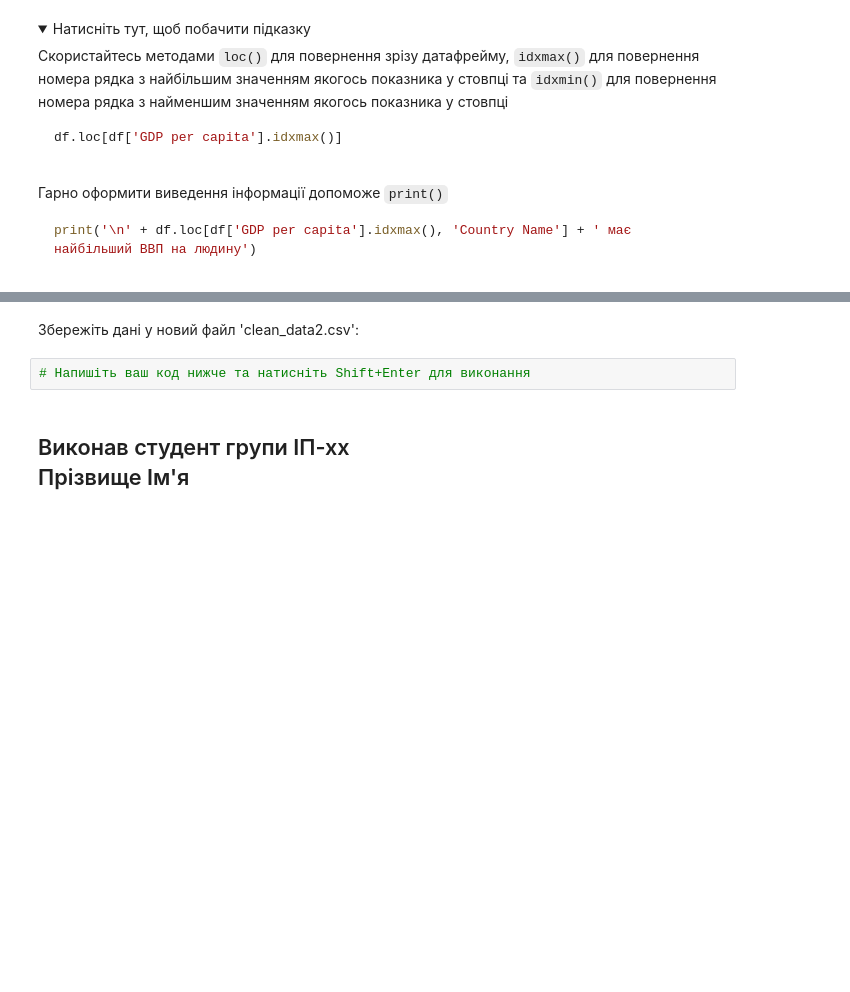
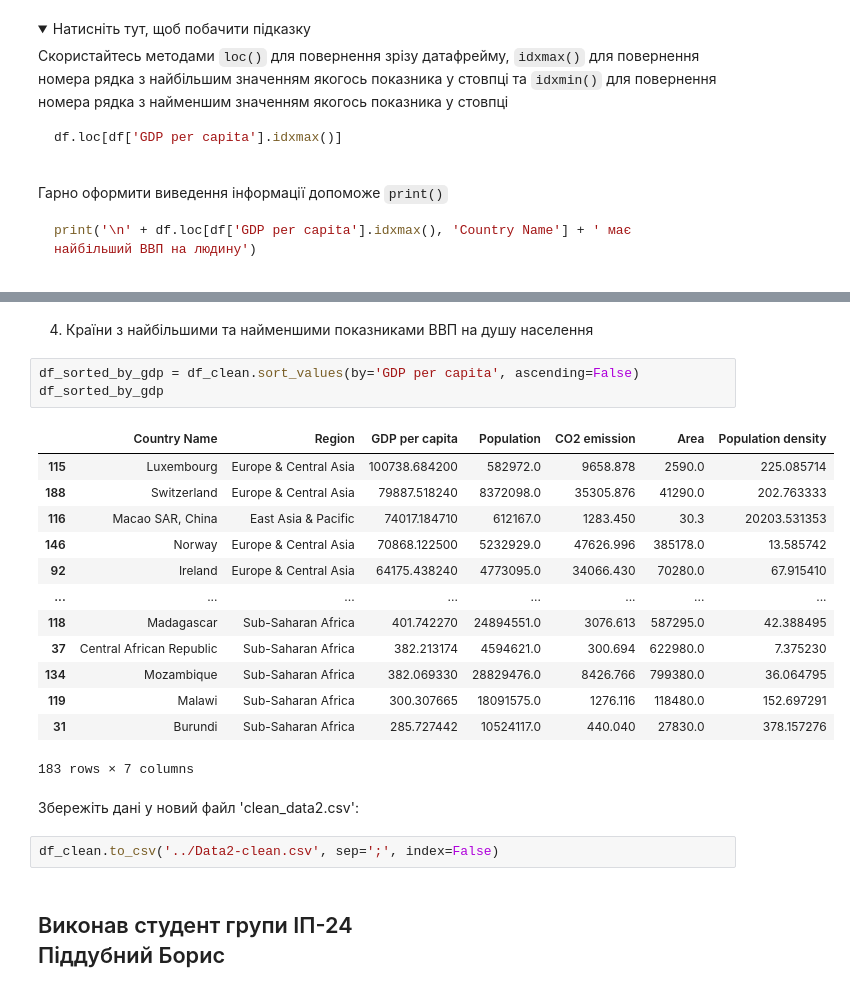
Before and after one commit to smoklien/kpi-machine-learning, a Jupyter notebook: python-1/src/main.ipynb, the cells around one changed output, grey strips where cells are left out. Saved outputs shown, nothing was run; the diff lists cells and outputs as text; folded sections open; blank space fills up the shorter version.

```diff
--- a/python-1/src/main.ipynb
+++ b/python-1/src/main.ipynb
@@ -253,6 +381,25 @@ print('\n' + df.loc[df['GDP per capita'].idxmax(), 'Country Name'] + ' має н
+# %% [markdown]
+4. Країни з найбільшими та найменшими показниками ВВП на душу населення
+# %%
+df_sorted_by_gdp = df_clean.sort_values(by='GDP per capita', ascending=False)
+df_sorted_by_gdp
+# %% [output]
+|  | Country Name | Region | GDP per capita | Population | CO2 emission | Area | Population density |
+| 115 | Luxembourg | Europe & Central Asia | 100738.684200 | 582972.0 | 9658.878 | 2590.0 | 225.085714 |
+| 188 | Switzerland | Europe & Central Asia | 79887.518240 | 8372098.0 | 35305.876 | 41290.0 | 202.763333 |
+| 116 | Macao SAR, China | East Asia & Pacific | 74017.184710 | 612167.0 | 1283.450 | 30.3 | 20203.531353 |
+| 146 | Norway | Europe & Central Asia | 70868.122500 | 5232929.0 | 47626.996 | 385178.0 | 13.585742 |
+| 92 | Ireland | Europe & Central Asia | 64175.438240 | 4773095.0 | 34066.430 | 70280.0 | 67.915410 |
+| ... | ... | ... | ... | ... | ... | ... | ... |
+| 118 | Madagascar | Sub-Saharan Africa | 401.742270 | 24894551.0 | 3076.613 | 587295.0 | 42.388495 |
+| 37 | Central African Republic | Sub-Saharan Africa | 382.213174 | 4594621.0 | 300.694 | 622980.0 | 7.375230 |
+| 134 | Mozambique | Sub-Saharan Africa | 382.069330 | 28829476.0 | 8426.766 | 799380.0 | 36.064795 |
+| 119 | Malawi | Sub-Saharan Africa | 300.307665 | 18091575.0 | 1276.116 | 118480.0 | 152.697291 |
+| 31 | Burundi | Sub-Saharan Africa | 285.727442 | 10524117.0 | 440.040 | 27830.0 | 378.157276 |
+183 rows × 7 columns
 # %% [markdown]
 Збережіть дані у новий файл 'clean_data2.csv':
-# %%
-# Напишіть ваш код нижче та натисніть Shift+Enter для виконання
+# %%
+df_clean.to_csv('../Data2-clean.csv', sep=';', index=False)
 # %% [markdown]
-<h2>Виконав студент групи ІП-хх  <br>Прізвище Ім'я</h2>
+<h2>Виконав студент групи ІП-24  <br>Піддубний Борис</h2>
```
Also changed, not shown: parts of 25 cells of this notebook, 1 other file.
